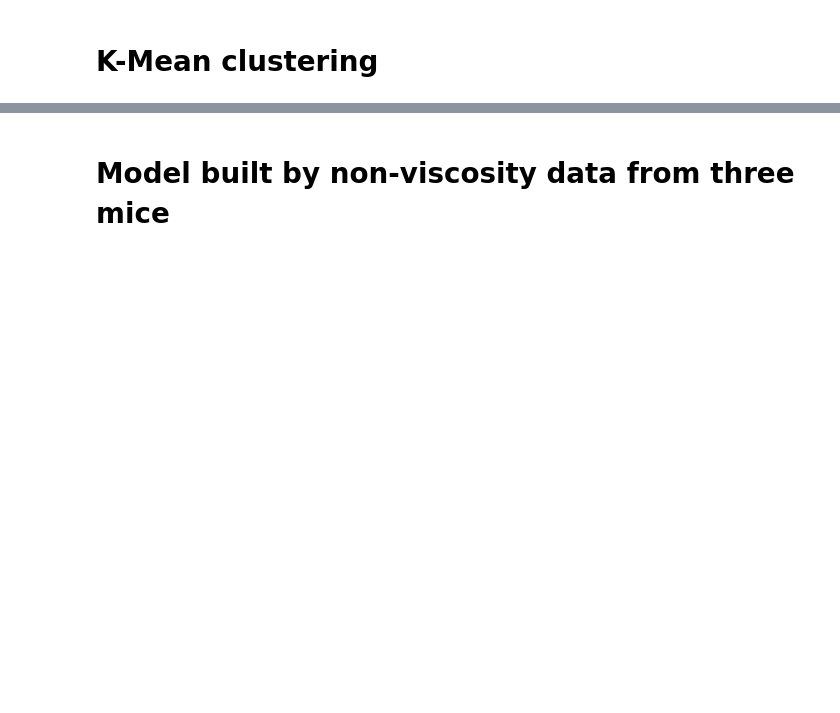
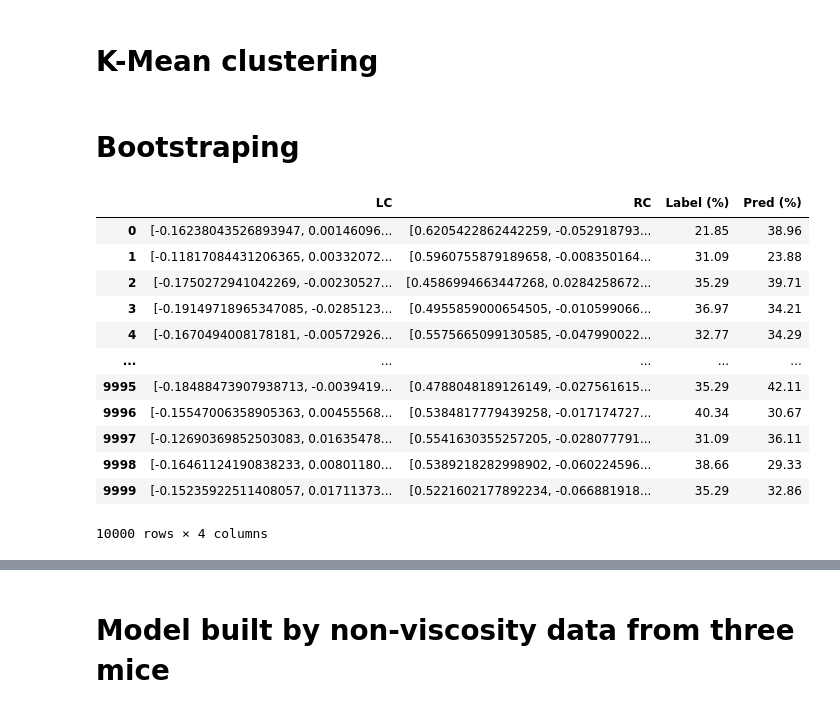
Before and after one commit to YZCUS/py-SpermTracking, a Jupyter notebook: 071422_feature_extraction.ipynb, the cells around one changed output, grey strips where cells are left out. Saved outputs shown, nothing was run; the diff lists cells and outputs as text; code cells hidden in the pictures; blank space fills up the shorter version.

```diff
--- a/071422_feature_extraction.ipynb
+++ b/071422_feature_extraction.ipynb
@@ -237,3 +236,5 @@ df_all=pd.DataFrame(df_all).reset_index(drop=True)
 principalDF_all=pd.concat([principalDF_all,df_all],axis=1)
 # %% [markdown]
 # **K-Mean clustering**
+# %% [markdown]
+# **Bootstraping**
@@ -239,0 +266,16 @@ principalDF_all=pd.concat([principalDF_all,df_all],axis=1)
+# %%
+df_bs
+# %% [output]
+|  | LC | RC | Label (%) | Pred (%) |
+| 0 | [-0.16238043526893947, 0.00146096... | [0.6205422862442259, -0.052918793... | 21.85 | 38.96 |
+| 1 | [-0.11817084431206365, 0.00332072... | [0.5960755879189658, -0.008350164... | 31.09 | 23.88 |
+| 2 | [-0.1750272941042269, -0.00230527... | [0.4586994663447268, 0.0284258672... | 35.29 | 39.71 |
+| 3 | [-0.19149718965347085, -0.0285123... | [0.4955859000654505, -0.010599066... | 36.97 | 34.21 |
+| 4 | [-0.1670494008178181, -0.00572926... | [0.5575665099130585, -0.047990022... | 32.77 | 34.29 |
+| ... | ... | ... | ... | ... |
+| 9995 | [-0.18488473907938713, -0.0039419... | [0.4788048189126149, -0.027561615... | 35.29 | 42.11 |
+| 9996 | [-0.15547006358905363, 0.00455568... | [0.5384817779439258, -0.017174727... | 40.34 | 30.67 |
+| 9997 | [-0.12690369852503083, 0.01635478... | [0.5541630355257205, -0.028077791... | 31.09 | 36.11 |
+| 9998 | [-0.16461124190838233, 0.00801180... | [0.5389218282998902, -0.060224596... | 38.66 | 29.33 |
+| 9999 | [-0.15235922511408057, 0.01711373... | [0.5221602177892234, -0.066881918... | 35.29 | 32.86 |
+10000 rows × 4 columns
```
Also changed, not shown: parts of 9 cells of this notebook.
